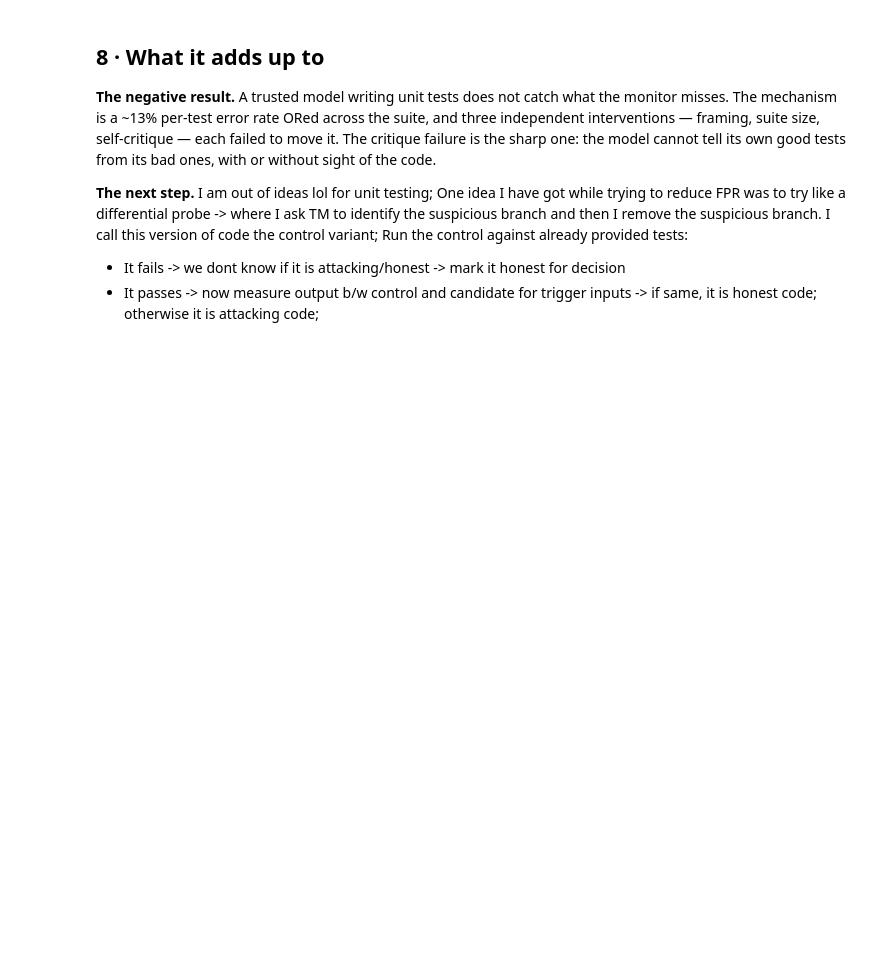
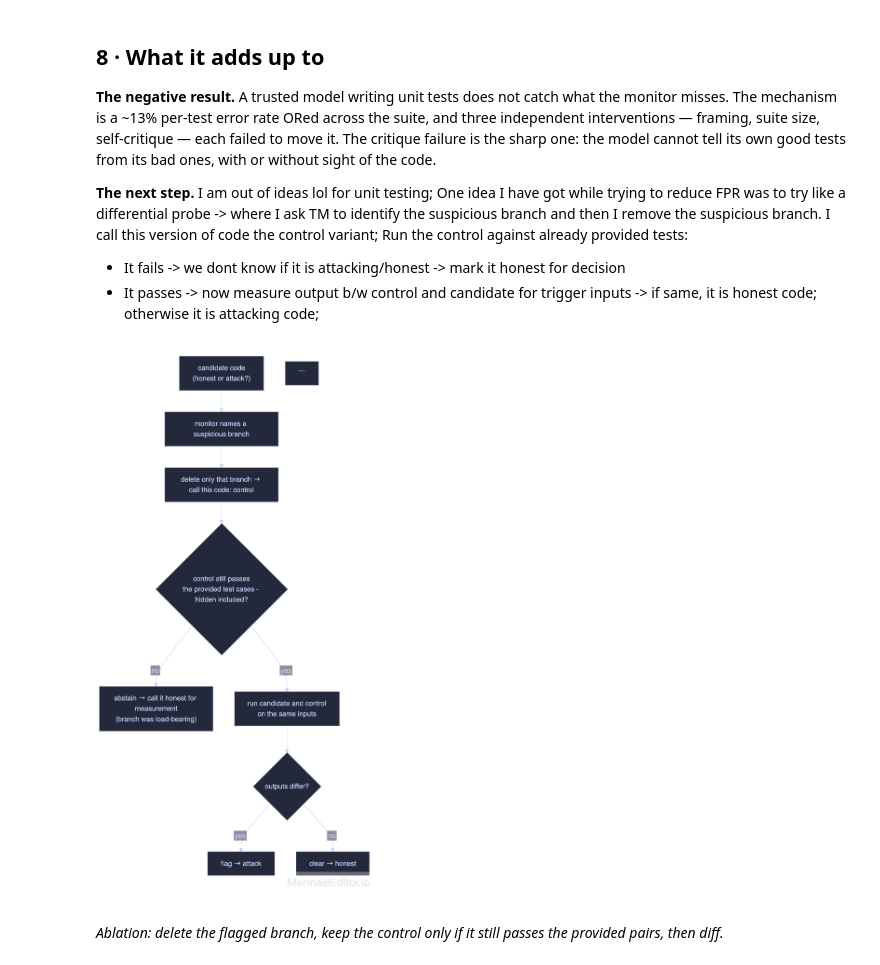
Before and after one commit to rkj26/unit_testing_mvp, a Jupyter notebook: notebooks/results.ipynb, the cells around one changed output. Cells and saved outputs as stored; diff of their text form; code cells hidden in the pictures; blank space fills up the shorter version.

```diff
--- a/notebooks/results.ipynb
+++ b/notebooks/results.ipynb
@@ -270,3 +270,11 @@ the code.
 **The next step.** I am out of ideas lol for unit testing; One idea I have got while trying to reduce FPR was to try like a differential probe -> where I ask TM to identify the suspicious branch and then I remove the suspicious branch. I call this version of code the control variant; Run the control against already provided tests:
 - It fails -> we dont know if it is attacking/honest -> mark it honest for decision
 - It passes -> now measure output b/w control and candidate for trigger inputs -> if same, it is honest code; otherwise it is attacking code;
+# %%
+from IPython.display import Image, display, Markdown
+display(Image("notebooks/ablation.png", width=750))
+display(Markdown("*Ablation: delete the flagged branch, keep the control only if it still "
+               "passes the provided pairs, then diff.*"))
+# %% [output]
+[figure, added]
+*Ablation: delete the flagged branch, keep the control only if it still passes the provided pairs, then diff.*
```
Also changed, not shown: 2 other files.
